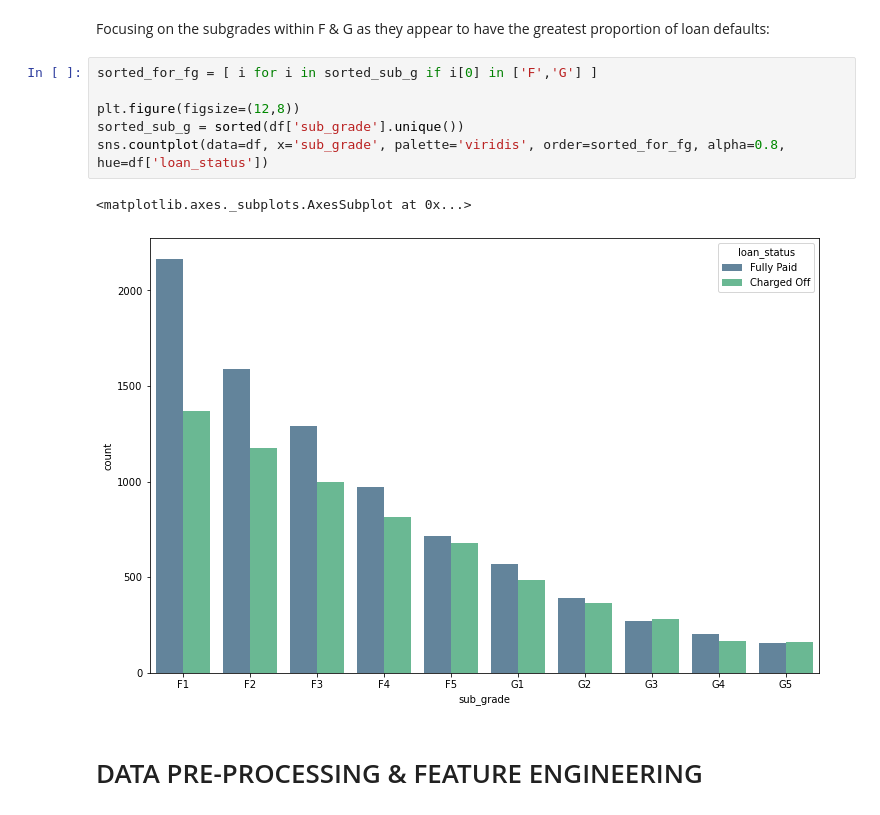
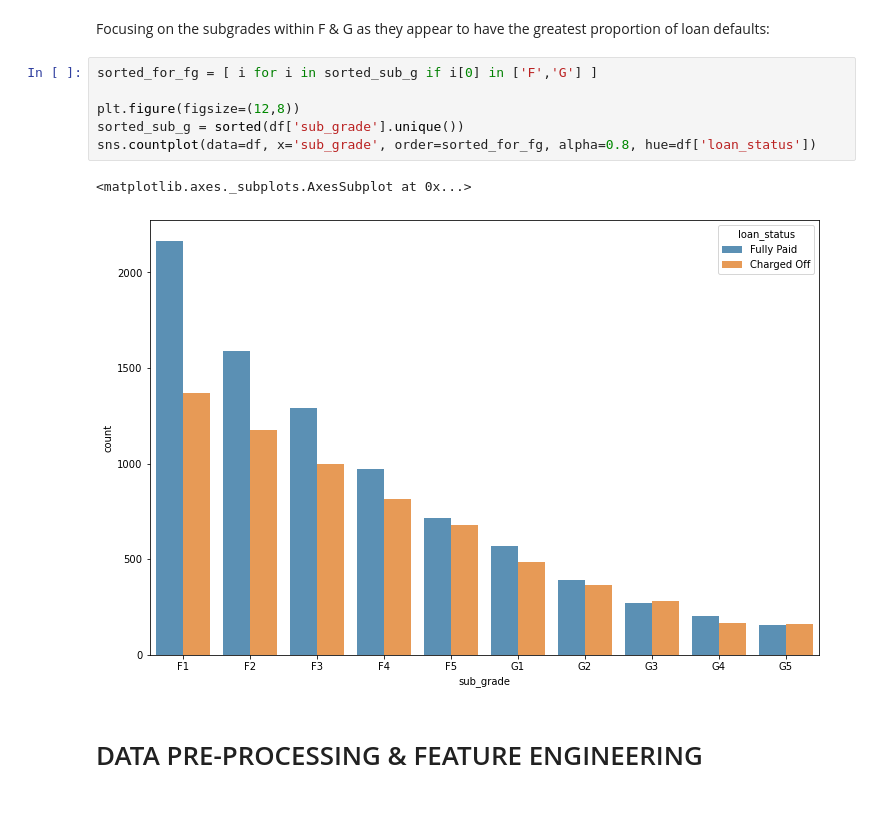
Before and after one commit to sachin-ph/lending-club-default-model, a Jupyter notebook: Project - Lending Club Model.ipynb, the cells around one changed output. Drawn from its saved outputs; the diff is of its cells as text.

```diff
--- a/Project - Lending Club Model.ipynb
+++ b/Project - Lending Club Model.ipynb
@@ -264,12 +271,12 @@ Focusing on the subgrades within F & G as they appear to have the greatest propo
 # %%
 sorted_for_fg = [ i for i in sorted_sub_g if i[0] in ['F','G'] ]
 
 plt.figure(figsize=(12,8))
 sorted_sub_g = sorted(df['sub_grade'].unique())
-sns.countplot(data=df, x='sub_grade', palette='viridis', order=sorted_for_fg, alpha=0.8, hue=df['loan_status'])
+sns.countplot(data=df, x='sub_grade', order=sorted_for_fg, alpha=0.8, hue=df['loan_status'])
 # %% [output]
 <matplotlib.axes._subplots.AxesSubplot at 0x...>
-[figure, old version]
+[figure, new version]
 # %% [markdown]
 # DATA PRE-PROCESSING & FEATURE ENGINEERING
 # %% [markdown]
```
Also changed, not shown: parts of 67 cells of this notebook.
